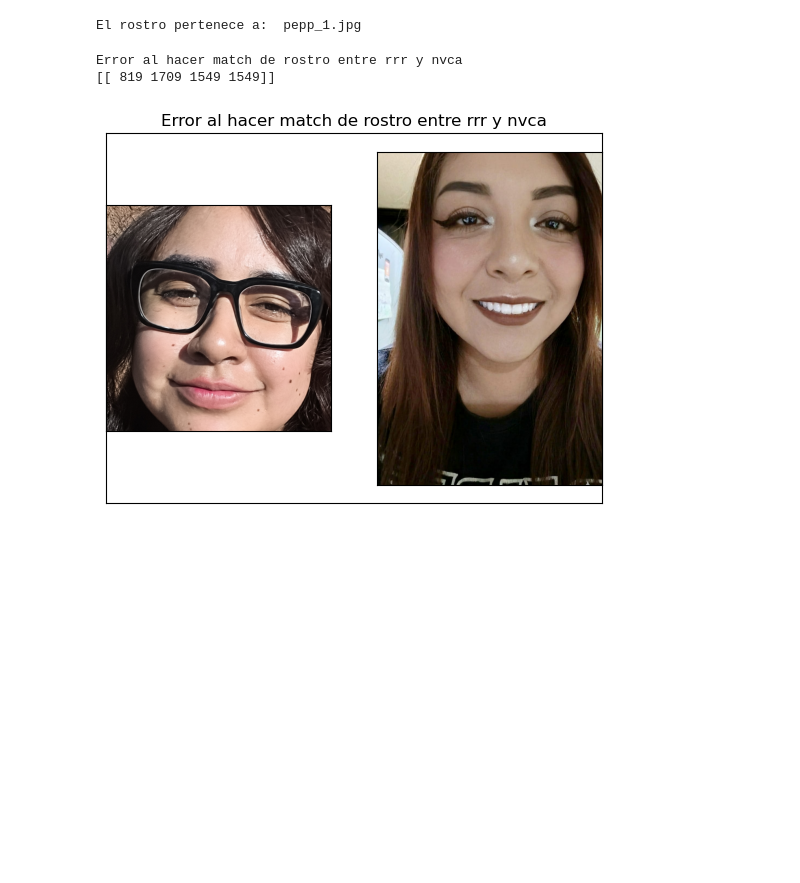
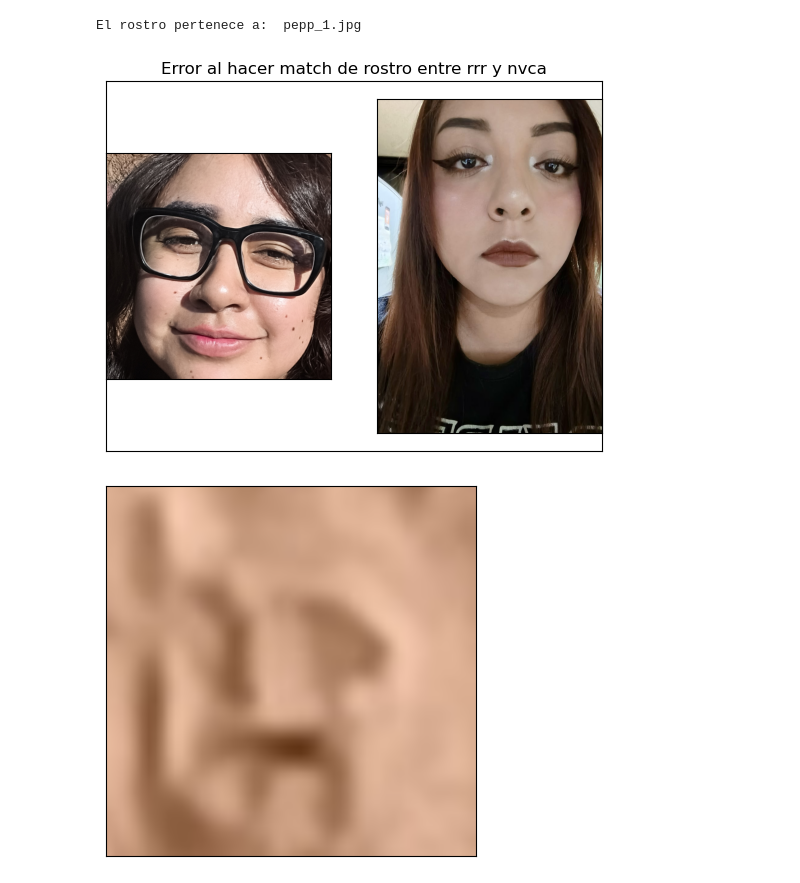
Before and after one commit to pprezp/DSRN_UAEMEX, a Jupyter notebook: Modulo_03/Notebooks/JJAR_Facial.ipynb, the cells around one changed output. Cells and saved outputs as stored; diff of their text form; code cells hidden in the pictures; blank space fills up the shorter version.

```diff
--- a/Modulo_03/Notebooks/JJAR_Facial.ipynb
+++ b/Modulo_03/Notebooks/JJAR_Facial.ipynb
@@ -77,12 +77,16 @@ y_train = []
 for i in range( len(imagenes) ):
   img = cv2.imread(ruta+imagenes[i])
   img = cv2.cvtColor(img, cv2.COLOR_BGR2RGB)
-  rostros = face_cascade.detectMultiScale(img, 1.3, 3)
+  rostros = face_cascade.detectMultiScale(img, 1.1, 5)
+
   if len(rostros) > 0:
-    x, y, w, h = rostros[0]
-    rostro = img[y:y+h, x:x+w, :]
+    for (x, y, w, h) in rostros:
+      rostro = img[y:y+h, x:x+w, :]
+      rostro = cv2.resize(rostro, (694,694))
+
+    #rostro = img[y:y+h, x:x+w, :]
     # Adjuntamos imágen y etiqueta
-    rostro = cv2.resize(rostro, (694, 694)) #consideramos un
+    #rostro = cv2.resize(rostro, (694, 694)) #consideramos un
     x_train.append(rostro) #metodo append añade elementos a listas
     y_train.append(etiquetas[i])
 
@@ -103,6 +107,6 @@ x_train.shape
 # %%
 # Aplanamos las imágenes
-x_train = x_train.reshape(21, 694*694*3)
+x_train = x_train.reshape(22, 694*694*3)
 # %%
 x_train.shape
 # %% [output]
@@ -113,6 +117,6 @@ x_train.shape
 from sklearn.neighbors import KNeighborsClassifier
 # %%
 # Construcción del clasificador
-clasificador = KNeighborsClassifier(n_neighbors=1, p=1) # Euclidiana
+clasificador = KNeighborsClassifier(n_neighbors=1, p=2) # Euclidiana
 clasificador.fit(x_train, y_train)
 # %% [output]
@@ -120,12 +124,12 @@ KNeighborsClassifier(n_neighbors=1, p=1)
 # %%
 # Prueba del modelo
-imgTest = cv2.imread(ruta+'pepp_2.jpg')
+imgTest = cv2.imread(ruta+'PEPP_2.jpg')
 # Conversión de formato
 imgTest = cv2.cvtColor(imgTest, cv2.COLOR_BGR2RGB)
 plt.imshow(imgTest, cmap = 'Accent')
 plt.show()
 # Detección de rostros
-rostro = face_cascade.detectMultiScale(imgTest, 1.3, 3)
+rostro = face_cascade.detectMultiScale(imgTest, 1.1, 5)
 print(rostro)
 # Selección del rostro
 for (x, y, w, h) in rostro:
@@ -146,39 +150,51 @@ El rostro pertenece a:  pepp_1.jpg
 # %%
 imagenes2 = [ str.lower(f.name) for f in folder.glob('*_2.*') if f.is_file() ]
 
 for i in range( len(imagenes2) ):
     imgTest = cv2.imread(ruta+imagenes2[i])
     # Conversión de formato
     imgTest = cv2.cvtColor(imgTest, cv2.COLOR_BGR2RGB)
     # Detección de rostros
-    rostros = face_cascade.detectMultiScale(imgTest, 1.3, 3)
+    rostros = face_cascade.detectMultiScale(imgTest, 1.1, 5)
     # Selección del rostro
 
     if len(rostros) > 0:
-        for (x, y, w, h) in rostros:
-            rostroTest = imgTest[y:y+h, x:x+w, :]
-            rostroTest = cv2.resize(rostroTest, (694,694))
+
+        #x, y, w, h = rostros[0]
+        idx_mayor = np.argmax(rostros[:, 2] * rostros[:, 3])
+        x, y, w, h = rostros[idx_mayor]
+        rostroTest = imgTest[y:y+h, x:x+w, :]
+        rostroTest = cv2.resize(rostroTest, (694,694))
 
         persona = clasificador.predict(rostroTest.reshape(1, 694*694*3))
 
         nombreOri = imagenes2[i].split(".")[0][0:-2]
         nombreMatch = imagenes[persona[0]].split(".")[0][0:-2]
 
         if nombreOri != nombreMatch:
 
-            print("Error al hacer match de rostro entre", nombreOri, "y", nombreMatch)
-            print(rostros)
-            imgTest = cv2.imread(ruta+imagenes2[persona[0]])
+            imgTest = cv2.imread(ruta+imagenes[persona[0]])
             imgTest = cv2.cvtColor(imgTest, cv2.COLOR_BGR2RGB)
+
             plt.title(f"Error al hacer match de rostro entre {nombreOri} y {nombreMatch}")
             plt.xticks([])
             plt.yticks([])
             plt.subplot(1, 2 , 1, xticks = [], yticks = [])
             plt.imshow(rostroTest, cmap = 'Accent')
             plt.subplot(1, 2 , 2, xticks = [], yticks = [])
             plt.imshow(imgTest, cmap = 'Accent')
             plt.show()
+
+            for (x, y, w, h) in rostros:
+                imgTest = cv2.imread(ruta+imagenes2[i])
+                # Conversión de formato
+                imgTest = cv2.cvtColor(imgTest, cv2.COLOR_BGR2RGB)
+                rostroTest = imgTest[y:y+h, x:x+w, :]
+                rostroTest = cv2.resize(rostroTest, (694,694))
+                plt.xticks([])
+                plt.yticks([])
+                plt.imshow(rostroTest, cmap = 'Accent')
+                plt.show()
 # %% [output]
-Error al hacer match de rostro entre rrr y nvca
-[[ 819 1709 1549 1549]]
-[figure, old version]
+[figure, new version]
+[figure, added]
```
Also changed, not shown: parts of 7 cells of this notebook.
